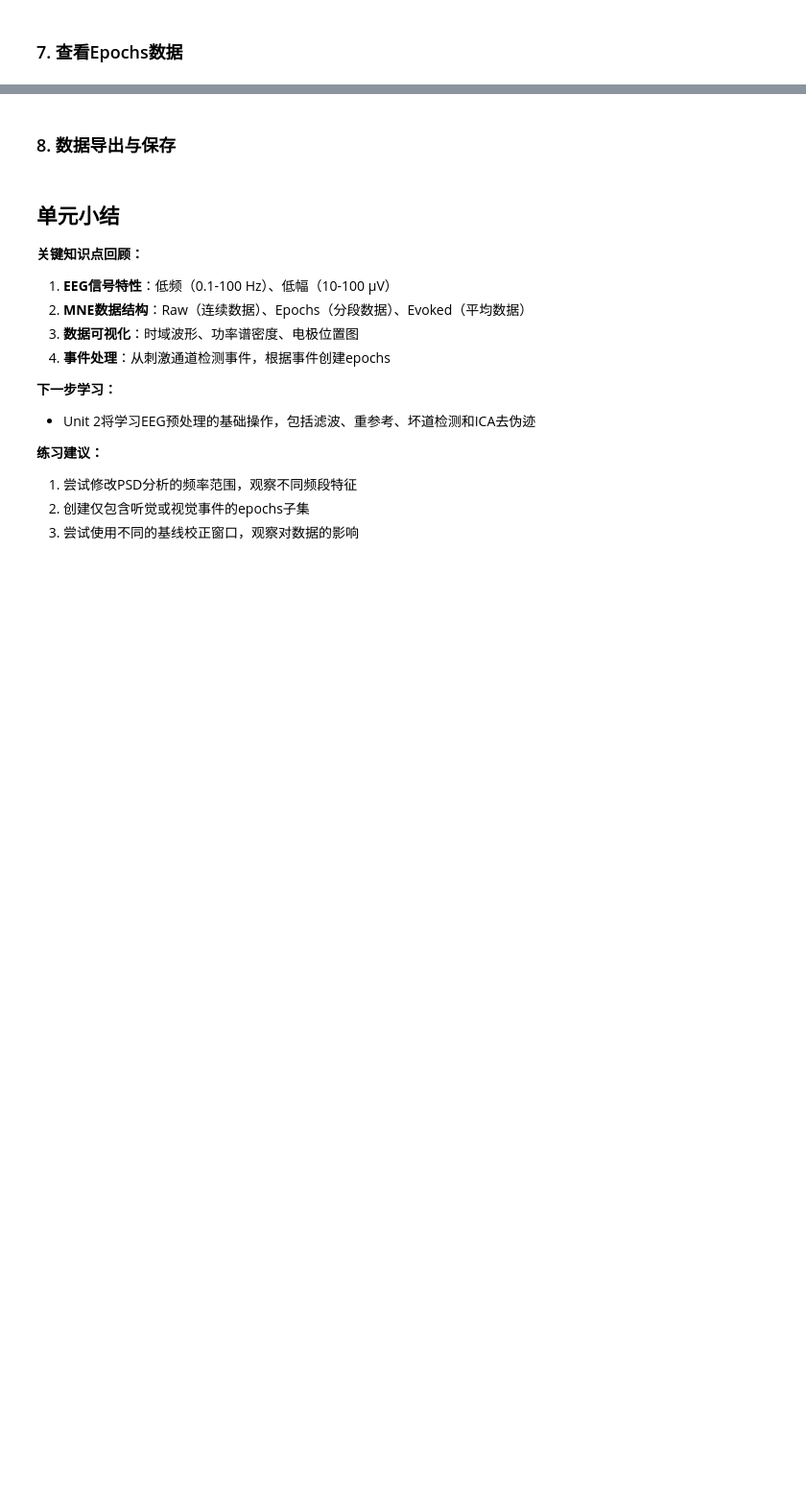
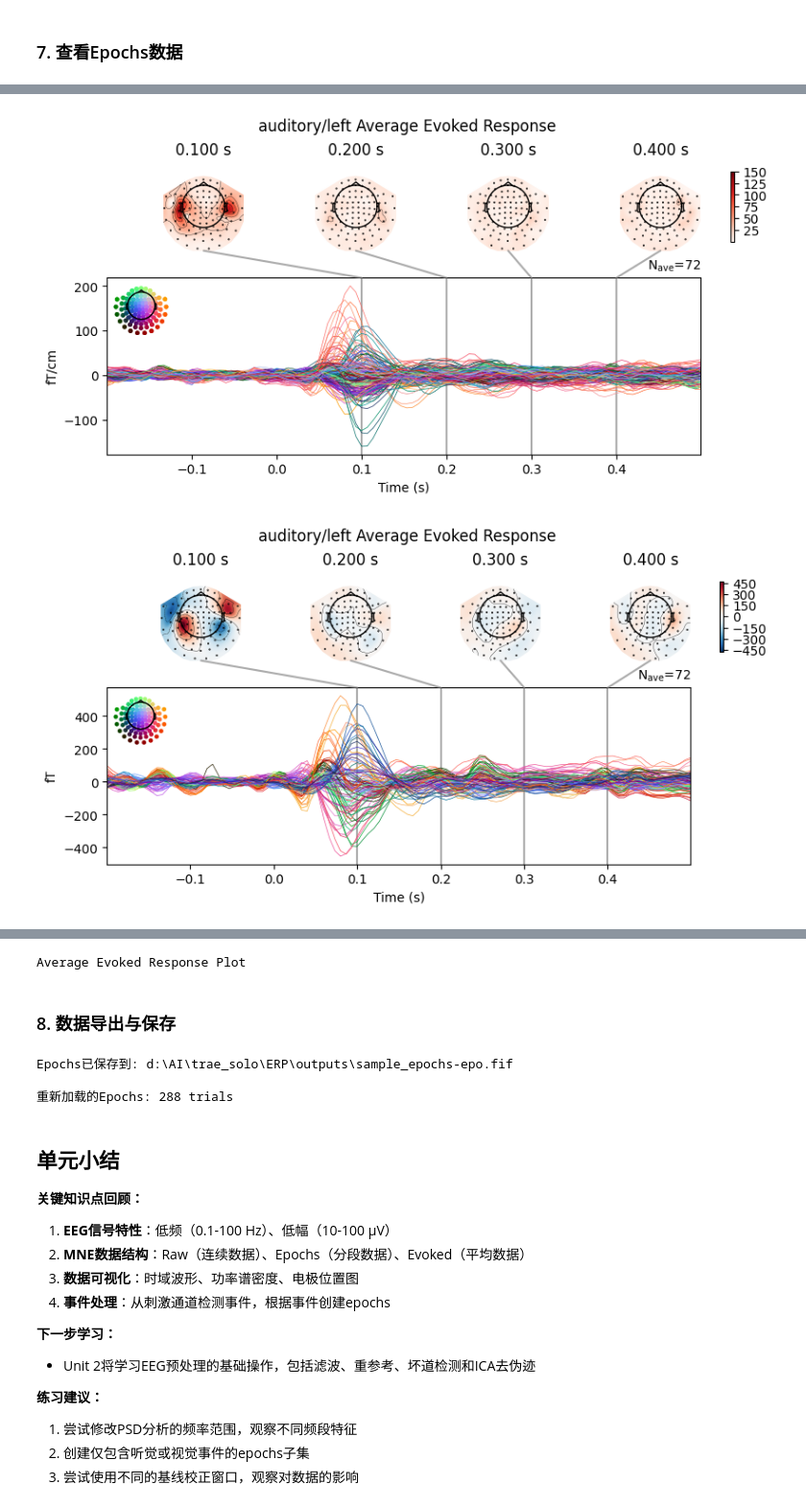
Before and after one commit to usstziyi/ERP-1, a Jupyter notebook: notebooks/Unit_01_EEG_Basics_and_MNE_Structure.ipynb, the cells around one changed output, grey strips where cells are left out. Shown at 96% size. Drawn from its saved outputs; the diff is of its cells as text; code cells hidden in the pictures; blank space fills up the shorter version.

```diff
--- a/notebooks/Unit_01_EEG_Basics_and_MNE_Structure.ipynb
+++ b/notebooks/Unit_01_EEG_Basics_and_MNE_Structure.ipynb
@@ -221,0 +314,19 @@ epochs.average().plot_joint(title='Grand Average Evoked Response',
+# %%
+# 绘制特定通道类型的平均epochs
+evoked = epochs.average()
+
+# 这里 epochs.average() 是把 所有 4 种条件混在一起 求总平均。实际分析中通常会按条件分开：
+evoked_aud_left  = epochs['auditory/left'].average()   # 仅听觉左
+evoked_vis_right = epochs['visual/right'].average()    # 仅视觉右
+
+
+# Gradiometer 图 → 纵轴标为 fT/cm ，显示梯度计通道的场地形
+# Magnetometer 图 → 纵轴标为 fT ，显示磁强计通道的场地形
+# EEG 图 → 纵轴标为 μV ，显示头皮电位分布
+evoked_aud_left.plot_joint(title='auditory/left Average Evoked Response',
+                            times=[0.1, 0.2, 0.3, 0.4])
+
+print("Average Evoked Response Plot")
+# %% [output]
+[figure, added]
+[figure, added]
@@ -222,14 +334,22 @@ epochs.average().plot_joint(title='Grand Average Evoked Response',
+Average Evoked Response Plot
 # %% [markdown]
 ### 8. 数据导出与保存
 # %%
+# 创建目录
+outputs_dir = os.path.abspath("../outputs")
+os.makedirs(outputs_dir, exist_ok=True)
 # 保存epochs到文件（便于后续分析使用）
-epochs_file = 'sample_epochs-epo.fif'
+epochs_file = os.path.join(outputs_dir, 'sample_epochs-epo.fif')
 epochs.save(epochs_file, overwrite=True)
 print(f"Epochs已保存到: {epochs_file}")
 
 # 从文件重新加载epochs
 epochs_loaded = mne.read_epochs(epochs_file, preload=True)
 print(f"\n重新加载的Epochs: {len(epochs_loaded)} trials")
+# %% [output]
+Epochs已保存到: d:\AI\trae_solo\ERP\outputs\sample_epochs-epo.fif
+
+重新加载的Epochs: 288 trials
 # %% [markdown]
 ## 单元小结
 
```
Also changed, not shown: parts of 10 cells of this notebook.
